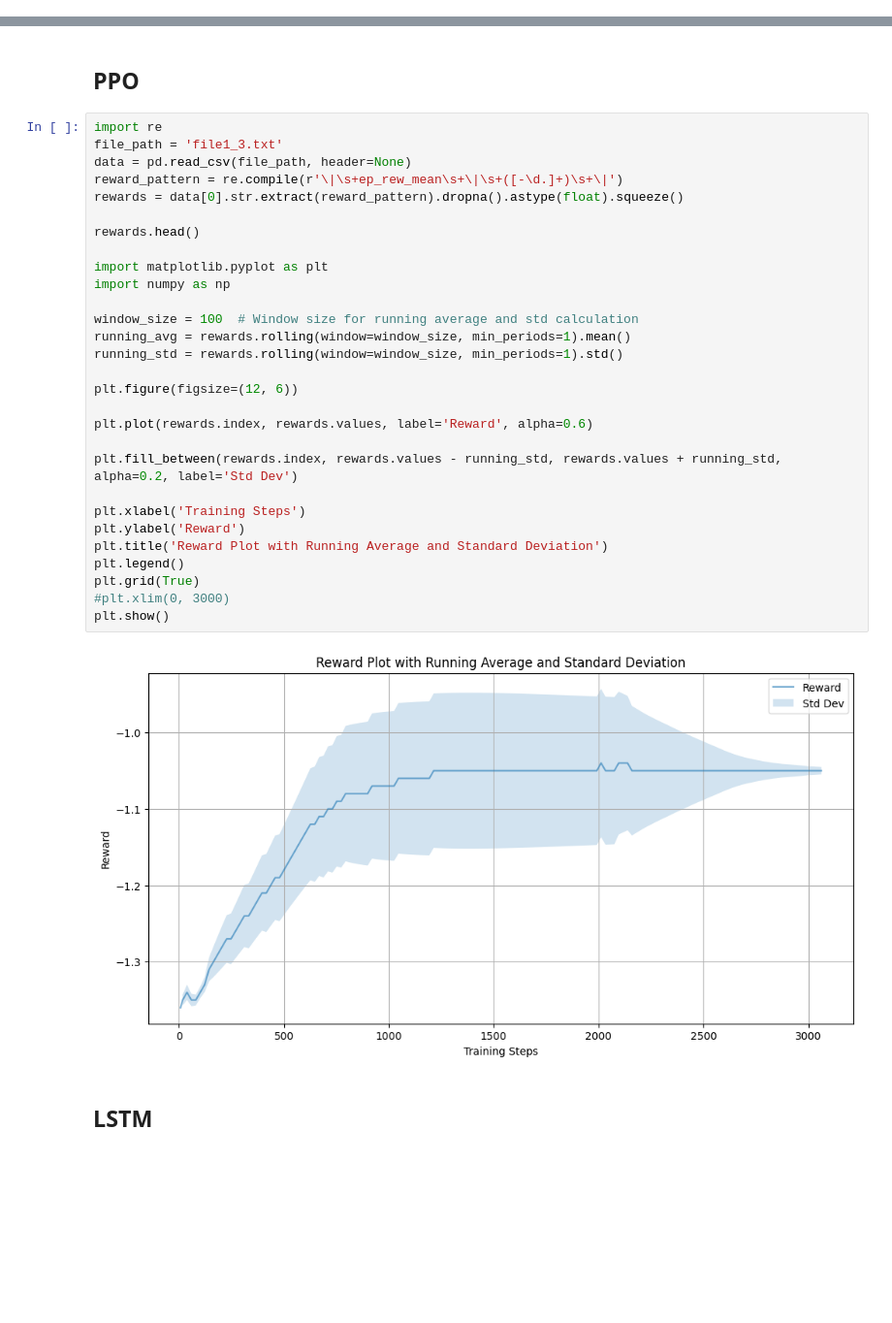
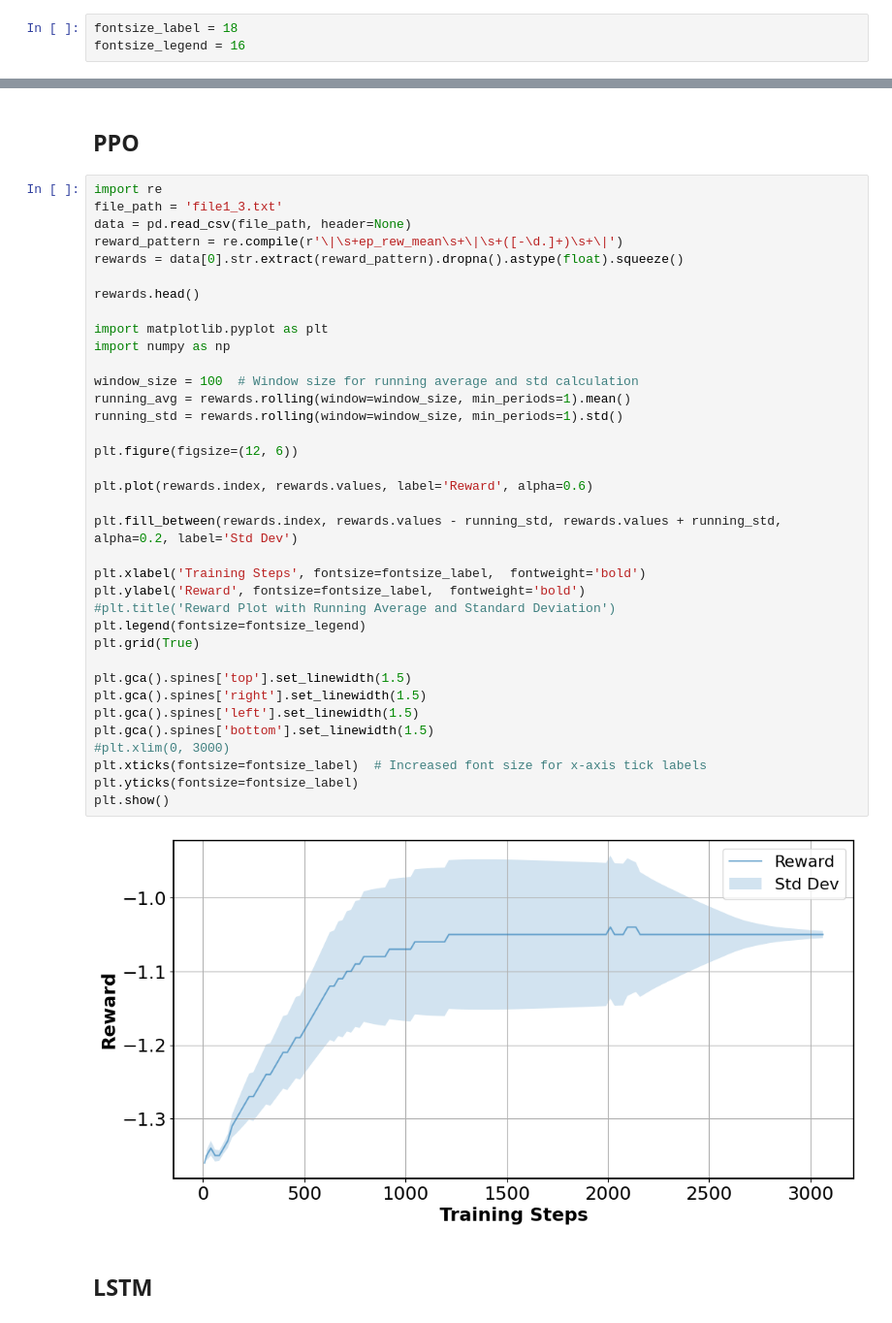
Before and after one commit to quao627/RL_bus_operation, a Jupyter notebook: code/Reward Plots.ipynb, the cells around one changed output, grey strips where cells are left out. Shown at 97% size. Cells and saved outputs as stored; diff of their text form; blank space fills up the shorter version.

Commit message:
reward plots

```diff
--- a/code/Reward Plots.ipynb
+++ b/code/Reward Plots.ipynb
@@ -27,6 +44,9 @@ import re
 import matplotlib.pyplot as plt
 import numpy as np
 import pandas as pd
+# %%
+fontsize_label = 18
+fontsize_legend = 16
 # %%
 import matplotlib.pyplot as plt
 import numpy as np
@@ -63,34 +85,41 @@ plt.show()
 # %%
 import re
 file_path = 'file1_3.txt'
 data = pd.read_csv(file_path, header=None)
 reward_pattern = re.compile(r'\|\s+ep_rew_mean\s+\|\s+([-\d.]+)\s+\|')
 rewards = data[0].str.extract(reward_pattern).dropna().astype(float).squeeze()
 
 rewards.head()
 
 import matplotlib.pyplot as plt
 import numpy as np
 
 window_size = 100  # Window size for running average and std calculation
 running_avg = rewards.rolling(window=window_size, min_periods=1).mean()
 running_std = rewards.rolling(window=window_size, min_periods=1).std()
 
 plt.figure(figsize=(12, 6))
 
 plt.plot(rewards.index, rewards.values, label='Reward', alpha=0.6)
 
 plt.fill_between(rewards.index, rewards.values - running_std, rewards.values + running_std, alpha=0.2, label='Std Dev')
 
-plt.xlabel('Training Steps')
-plt.ylabel('Reward')
-plt.title('Reward Plot with Running Average and Standard Deviation')
-plt.legend()
+plt.xlabel('Training Steps', fontsize=fontsize_label,  fontweight='bold')
+plt.ylabel('Reward', fontsize=fontsize_label,  fontweight='bold')
+#plt.title('Reward Plot with Running Average and Standard Deviation')
+plt.legend(fontsize=fontsize_legend)
 plt.grid(True)
+
+plt.gca().spines['top'].set_linewidth(1.5)
+plt.gca().spines['right'].set_linewidth(1.5)
+plt.gca().spines['left'].set_linewidth(1.5)
+plt.gca().spines['bottom'].set_linewidth(1.5)
 #plt.xlim(0, 3000)
+plt.xticks(fontsize=fontsize_label)  # Increased font size for x-axis tick labels
+plt.yticks(fontsize=fontsize_label)
 plt.show()
 # %% [output]
-[figure, old version]
+[figure, new version]
 # %% [markdown]
 ## LSTM
 # %%
```
Also changed, not shown: parts of 24 cells of this notebook, 1 other file.
